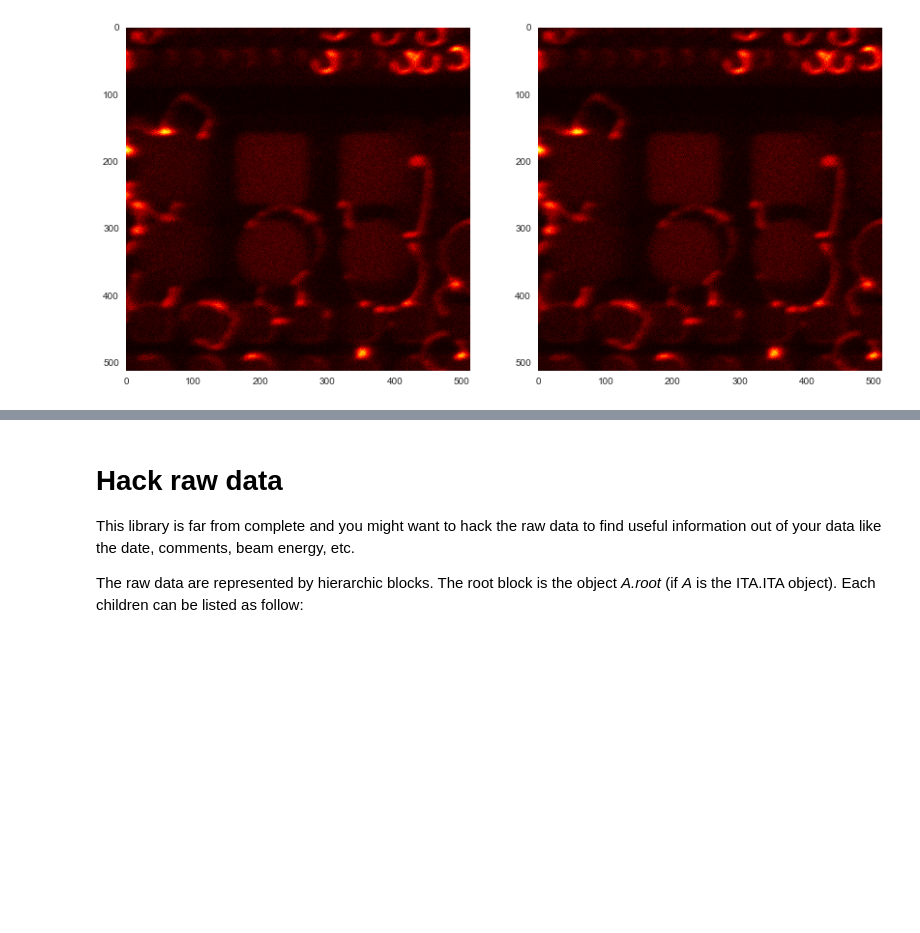
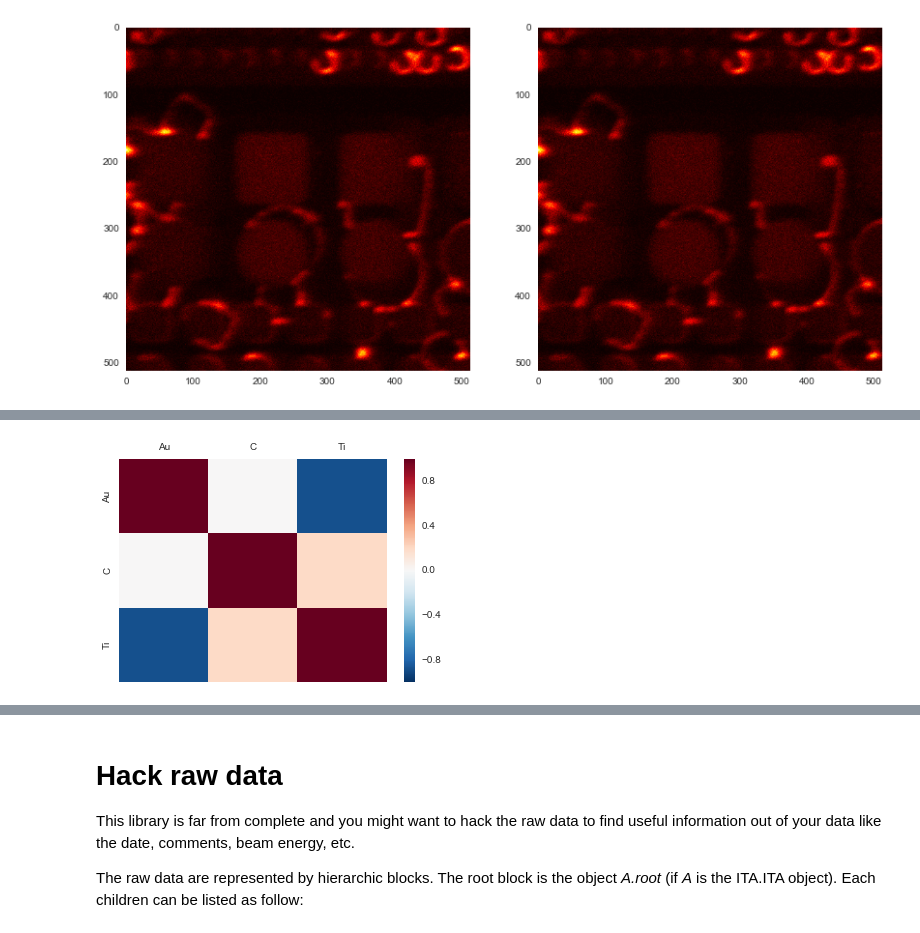
Before and after one commit to scholi/pyTOF, a Jupyter notebook: doc/pyTOF Documentation.ipynb, the cells around one changed output, grey strips where cells are left out. Saved outputs shown, nothing was run; the diff lists cells and outputs as text; code cells hidden in the pictures; blank space fills up the shorter version.

```diff
--- a/doc/pyTOF Documentation.ipynb
+++ b/doc/pyTOF Documentation.ipynb
@@ -103,0 +213,5 @@ ax[1].imshow(Z,cmap='hot');
+# %%
+# Shows the correlation matrix
+B.P.corrShow()
+# %% [output]
+[figure, added]
```
Also changed, not shown: parts of 16 cells of this notebook, 2 other files.
